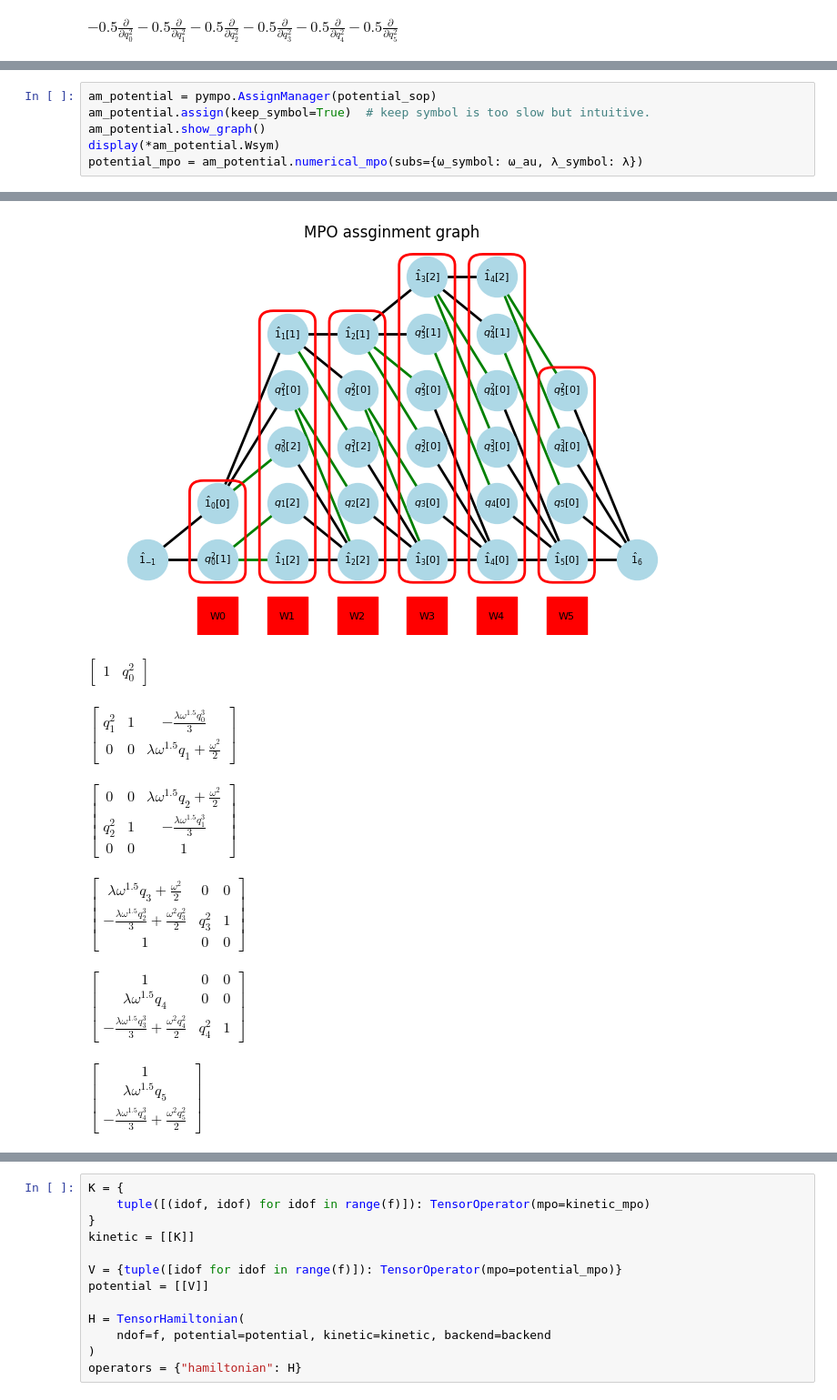
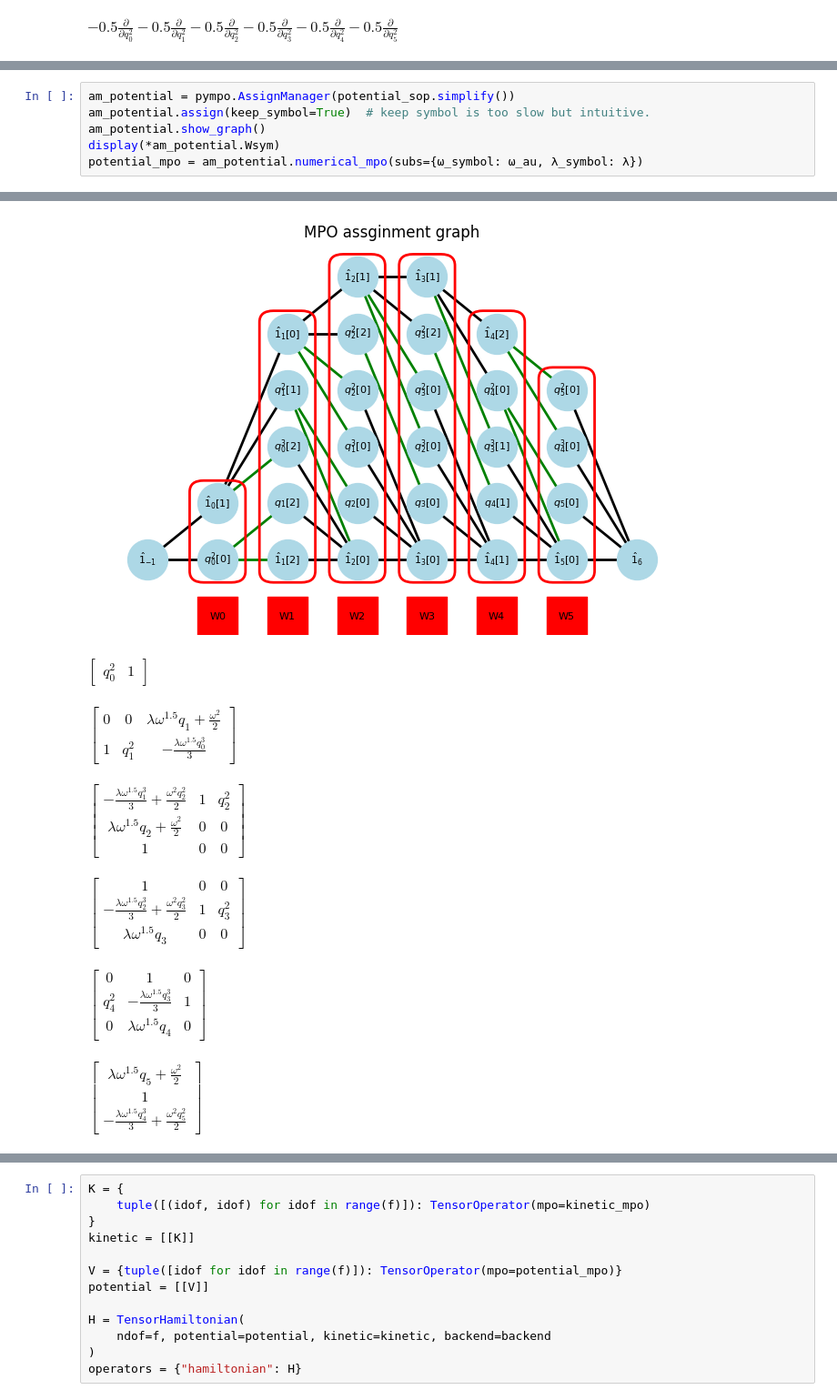
Before and after one commit to KenHino/PyMPO, a Jupyter notebook: docs/example/pytdscf-henon-heiles.ipynb, the cells around one changed output, grey strips where cells are left out. Shown at 91% size. Drawn from its saved outputs; the diff is of its cells as text.

```diff
--- a/docs/example/pytdscf-henon-heiles.ipynb
+++ b/docs/example/pytdscf-henon-heiles.ipynb
@@ -115,5 +115,5 @@ $\displaystyle \left[\begin{matrix}- 0.5 \frac{\partial}{\partial q^2_5}\\1\end{
 # %%
-am_potential = pympo.AssignManager(potential_sop)
+am_potential = pympo.AssignManager(potential_sop.simplify())
 am_potential.assign(keep_symbol=True)  # keep symbol is too slow but intuitive.
 am_potential.show_graph()
 display(*am_potential.Wsym)
@@ -128,10 +128,10 @@ potential_mpo = am_potential.numerical_mpo(subs={ω_symbol: ω_au, λ_symbol: λ
-[figure, old version]
+[figure, new version]
-$\displaystyle \left[\begin{matrix}1 & q^{2}_{0}\end{matrix}\right]$
+$\displaystyle \left[\begin{matrix}q^{2}_{0} & 1\end{matrix}\right]$
-$\displaystyle \left[\begin{matrix}q^{2}_{1} & 1 & - \frac{\lambda \omega^{1.5} q^{3}_{0}}{3}\\0 & 0 & \lambda \omega^{1.5} q_{1} + \frac{\omega^{2}}{2}\end{matrix}\right]$
+$\displaystyle \left[\begin{matrix}0 & 0 & \lambda \omega^{1.5} q_{1} + \frac{\omega^{2}}{2}\\1 & q^{2}_{1} & - \frac{\lambda \omega^{1.5} q^{3}_{0}}{3}\end{matrix}\right]$
-$\displaystyle \left[\begin{matrix}0 & 0 & \lambda \omega^{1.5} q_{2} + \frac{\omega^{2}}{2}\\q^{2}_{2} & 1 & - \frac{\lambda \omega^{1.5} q^{3}_{1}}{3}\\0 & 0 & 1\end{matrix}\right]$
+$\displaystyle \left[\begin{matrix}- \frac{\lambda \omega^{1.5} q^{3}_{1}}{3} + \frac{\omega^{2} q^{2}_{2}}{2} & 1 & q^{2}_{2}\\\lambda \omega^{1.5} q_{2} + \frac{\omega^{2}}{2} & 0 & 0\\1 & 0 & 0\end{matrix}\right]$
-$\displaystyle \left[\begin{matrix}\lambda \omega^{1.5} q_{3} + \frac{\omega^{2}}{2} & 0 & 0\\- \frac{\lambda \omega^{1.5} q^{3}_{2}}{3} + \frac{\omega^{2} q^{2}_{3}}{2} & q^{2}_{3} & 1\\1 & 0 & 0\end{matrix}\right]$
+$\displaystyle \left[\begin{matrix}1 & 0 & 0\\- \frac{\lambda \omega^{1.5} q^{3}_{2}}{3} + \frac{\omega^{2} q^{2}_{3}}{2} & 1 & q^{2}_{3}\\\lambda \omega^{1.5} q_{3} & 0 & 0\end{matrix}\right]$
-$\displaystyle \left[\begin{matrix}1 & 0 & 0\\\lambda \omega^{1.5} q_{4} & 0 & 0\\- \frac{\lambda \omega^{1.5} q^{3}_{3}}{3} + \frac{\omega^{2} q^{2}_{4}}{2} & q^{2}_{4} & 1\end{matrix}\right]$
+$\displaystyle \left[\begin{matrix}0 & 1 & 0\\q^{2}_{4} & - \frac{\lambda \omega^{1.5} q^{3}_{3}}{3} & 1\\0 & \lambda \omega^{1.5} q_{4} & 0\end{matrix}\right]$
-$\displaystyle \left[\begin{matrix}1\\\lambda \omega^{1.5} q_{5}\\- \frac{\lambda \omega^{1.5} q^{3}_{4}}{3} + \frac{\omega^{2} q^{2}_{5}}{2}\end{matrix}\right]$
+$\displaystyle \left[\begin{matrix}\lambda \omega^{1.5} q_{5} + \frac{\omega^{2}}{2}\\1\\- \frac{\lambda \omega^{1.5} q^{3}_{4}}{3} + \frac{\omega^{2} q^{2}_{5}}{2}\end{matrix}\right]$
 # %%
 display(sympy.Mul(*am_potential.Wsym)[0].expand())
 display(potential_sop.symbol)
```
Also changed, not shown: parts of 4 cells of this notebook, 8 other files.
